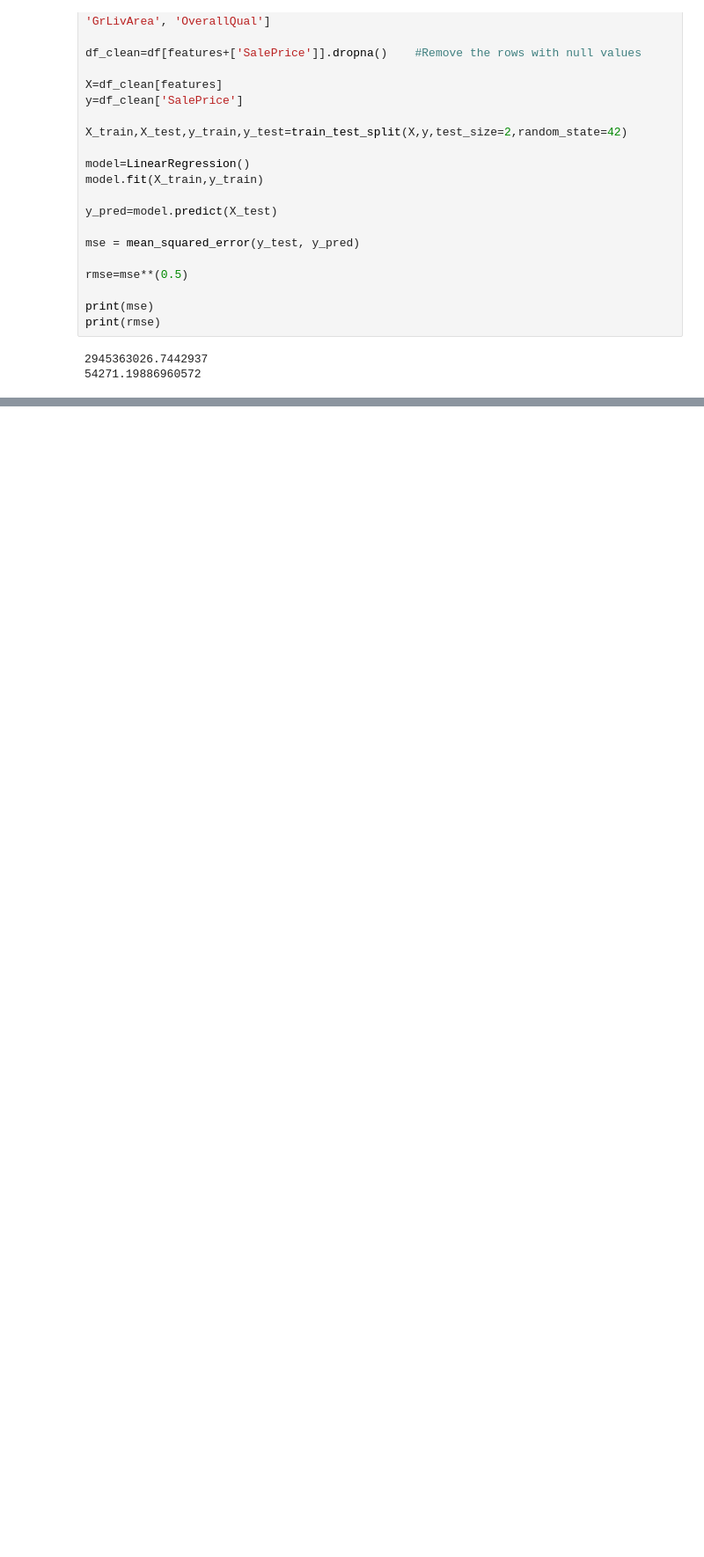
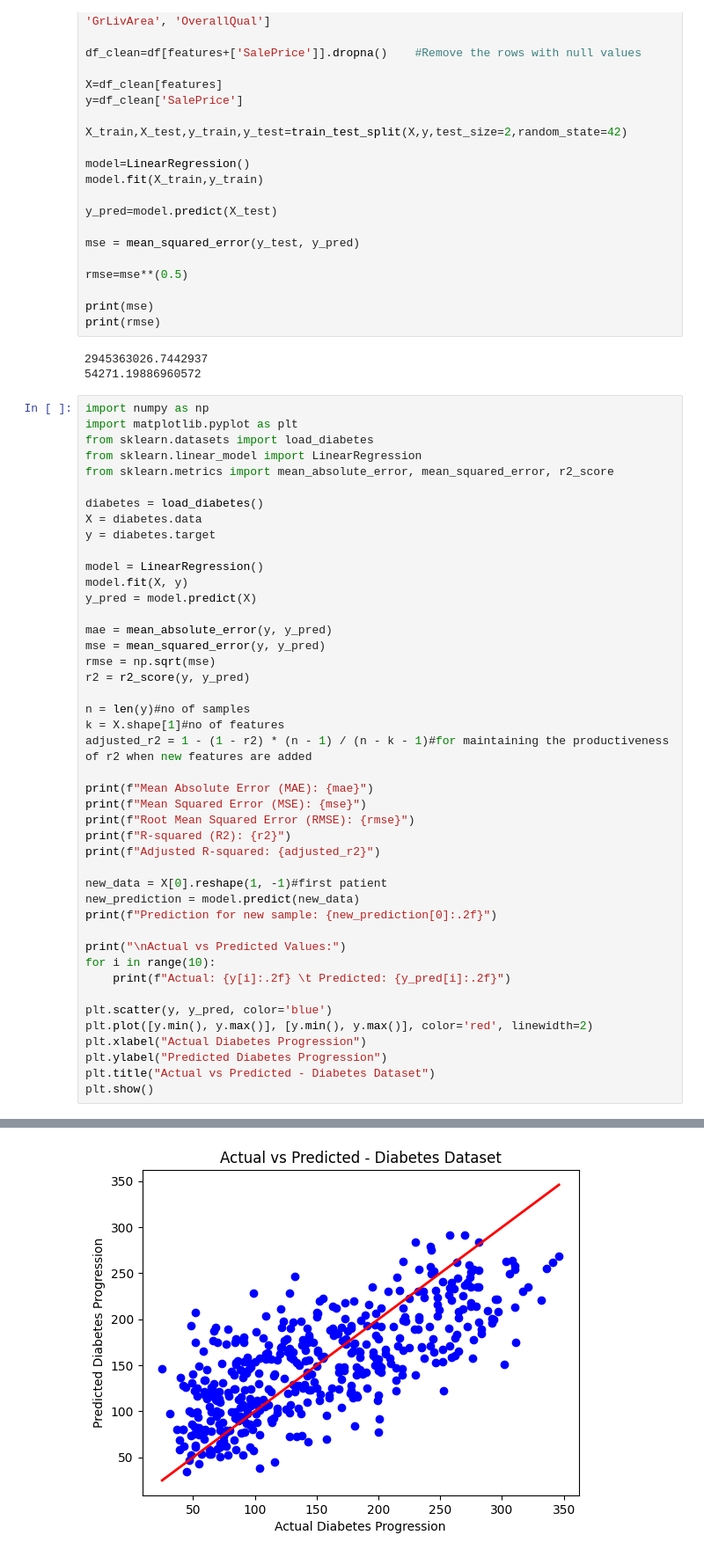
Before and after one commit to Seshmanuvarthi/ml-journey-2025, a Jupyter notebook: regression-practise.ipynb, the cells around one changed output, grey strips where cells are left out. Shown: that part at 88% size. Drawn from its saved outputs; the diff is of its cells as text; blank space fills up the shorter version.

Commit message:
Kaggle Notebook | Regression_Practise | Multiple and Polynomial regression

```diff
--- a/regression-practise.ipynb
+++ b/regression-practise.ipynb
@@ -199,3 +130,48 @@ print(rmse)
 # %% [output]
 2945363026.7442937
 54271.19886960572
+# %%
+import numpy as np
+import matplotlib.pyplot as plt
+from sklearn.datasets import load_diabetes
+from sklearn.linear_model import LinearRegression
+from sklearn.metrics import mean_absolute_error, mean_squared_error, r2_score
+
+diabetes = load_diabetes()
+X = diabetes.data
+y = diabetes.target
+
+model = LinearRegression()
+model.fit(X, y)
+y_pred = model.predict(X)
+
+mae = mean_absolute_error(y, y_pred)
+mse = mean_squared_error(y, y_pred)
+rmse = np.sqrt(mse)
+r2 = r2_score(y, y_pred)
+
+n = len(y)#no of samples
+k = X.shape[1]#no of features
+adjusted_r2 = 1 - (1 - r2) * (n - 1) / (n - k - 1)#for maintaining the productiveness of r2 when new features are added
+
+print(f"Mean Absolute Error (MAE): {mae}")
+print(f"Mean Squared Error (MSE): {mse}")
+print(f"Root Mean Squared Error (RMSE): {rmse}")
+print(f"R-squared (R2): {r2}")
+print(f"Adjusted R-squared: {adjusted_r2}")
+
+new_data = X[0].reshape(1, -1)#first patient
+new_prediction = model.predict(new_data)
+print(f"Prediction for new sample: {new_prediction[0]:.2f}")
+
+print("\nActual vs Predicted Values:")
+for i in range(10):
+    print(f"Actual: {y[i]:.2f} \t Predicted: {y_pred[i]:.2f}")
+
+plt.scatter(y, y_pred, color='blue')
+plt.plot([y.min(), y.max()], [y.min(), y.max()], color='red', linewidth=2)
+plt.xlabel("Actual Diabetes Progression")
+plt.ylabel("Predicted Diabetes Progression")
+plt.title("Actual vs Predicted - Diabetes Dataset")
+plt.show()
+# %% [output]
@@ -201,0 +196 @@ print(rmse)
+[figure, added]
```
Also changed, not shown: parts of 10 cells of this notebook.
